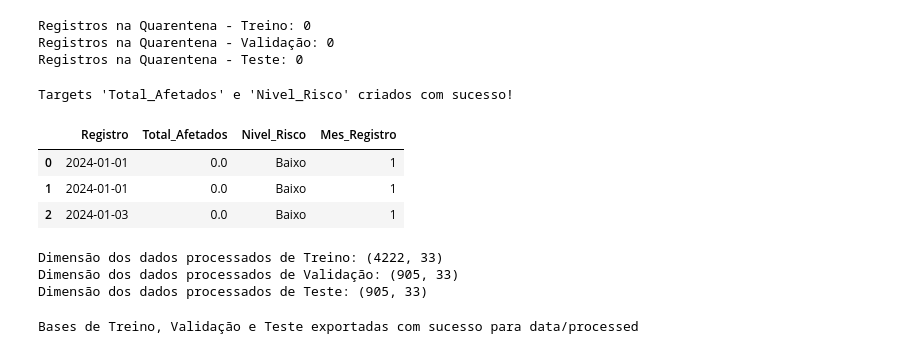
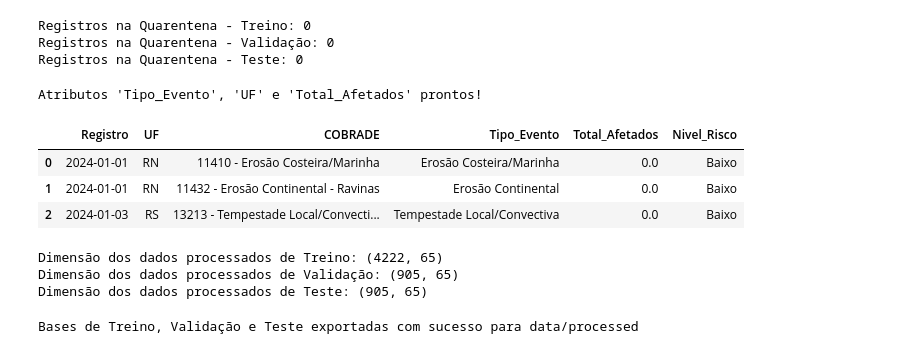
Before and after one commit to LaraDondossola/Classificacao-eventos-climaticos, a Jupyter notebook: Notebooks/Limpeza-e-Pré-processamento.ipynb, the cells around one changed output. Cells and saved outputs as stored; diff of their text form; code cells hidden in the pictures.

```diff
--- a/Notebooks/Limpeza-e-Pré-processamento.ipynb
+++ b/Notebooks/Limpeza-e-Pré-processamento.ipynb
@@ -39,12 +39,15 @@ dados = df_raw.copy()
 # 1. Remoção de duplicatas exatas
 dados = dados.drop_duplicates().reset_index(drop=True)
 
-# 2. Padronização de textos
+# 2. Padronização de textos e datas
 dados['UF'] = dados['UF'].astype(str).str.strip().str.upper()
 dados['Município'] = dados['Município'].astype(str).str.strip()
+dados['Registro'] = pd.to_datetime(dados['Registro'], dayfirst=True, errors='coerce')
 
-# 3. Conversão correta da data
-dados['Registro'] = pd.to_datetime(dados['Registro'], dayfirst=True, errors='coerce')
+# Trimming para evitar categorias inconsistentes no OneHotEncoder
+for col in ['COBRADE', 'Status']:
+    if col in dados.columns:
+        dados[col] = dados[col].astype(str).str.strip()
 
 print("Duplicatas restantes:", dados.duplicated().sum())
 print("Dimensão após higiene:", dados.shape)
@@ -102,50 +104,81 @@ Registros na Quarentena - Treino: 0
 Registros na Quarentena - Validação: 0
 Registros na Quarentena - Teste: 0
 # %%
-# 6. Engenharia de Atributos e Construção dos Targets
+# 5. Engenharia de Atributos e Construção dos Targets
 COLUNAS_DANOS_HUMANOS = [
     'DH_Mortos', 'DH_Feridos', 'DH_Enfermos',
     'DH_Desabrigados', 'DH_Desalojados', 'DH_Desaparecidos', 'DH_Outros Afetados'
 ]
+
+def extrair_tipo_evento(cobrade):
+    """ Extrai o nome/tipo do evento da coluna COBRADE (ex: '13214 - Tempestade Local...' -> 'Tempestade Local/Convectiva') """
+    if pd.isna(cobrade) or not str(cobrade).strip():
+        return 'Outros'
+    partes = str(cobrade).split('-')
+    if len(partes) >= 2:
+        return partes[1].strip()
+    return str(cobrade).strip()
 
 def criar_features_e_targets(df_base):
     df_out = df_base.copy()
 
     # Target de Regressão: Volume Total de Pessoas Afetadas
     df_out['Total_Afetados'] = df_out[COLUNAS_DANOS_HUMANOS].fillna(0).sum(axis=1)
 
     # Target de Classificação: Nível de Risco (Baixo, Médio, Alto)
-    # Usa pd.cut com limites definidos para evitar o erro de bordas duplicadas do qcut
     df_out['Nivel_Risco'] = pd.cut(
         df_out['Total_Afetados'],
         bins=[-np.inf, 10, 1000, np.inf],
         labels=['Baixo', 'Médio', 'Alto']
     )
 
-    # Extrações temporais
+    # Novas Features Categóricas e Temporais
+    df_out['Tipo_Evento'] = df_out['COBRADE'].apply(extrair_tipo_evento)
     df_out['Mes_Registro'] = df_out['Registro'].dt.month
     df_out['Trimestre'] = df_out['Registro'].dt.quarter
 
     return df_out
 
 train_fe = criar_features_e_targets(train_ok)
 val_fe = criar_features_e_targets(val_ok)
 test_fe = criar_features_e_targets(test_ok)
 
-print("Targets 'Total_Afetados' e 'Nivel_Risco' criados com sucesso!")
-train_fe[['Registro', 'Total_Afetados', 'Nivel_Risco', 'Mes_Registro']].head(3)
+print("Atributos 'Tipo_Evento', 'UF' e 'Total_Afetados' prontos!")
+train_fe[['Registro', 'UF', 'COBRADE', 'Tipo_Evento', 'Total_Afetados', 'Nivel_Risco']].head(3)
 # %% [output]
-Targets 'Total_Afetados' e 'Nivel_Risco' criados com sucesso!
+Atributos 'Tipo_Evento', 'UF' e 'Total_Afetados' prontos!
-|  | Registro | Total_Afetados | Nivel_Risco | Mes_Registro |
-| 0 | 2024-01-01 | 0.0 | Baixo | 1 |
-| 1 | 2024-01-01 | 0.0 | Baixo | 1 |
-| 2 | 2024-01-03 | 0.0 | Baixo | 1 |
+|  | Registro | UF | COBRADE | Tipo_Evento | Total_Afetados | Nivel_Risco |
+| 0 | 2024-01-01 | RN | 11410 - Erosão Costeira/Marinha | Erosão Costeira/Marinha | 0.0 | Baixo |
+| 1 | 2024-01-01 | RN | 11432 - Erosão Continental - Ravinas | Erosão Continental | 0.0 | Baixo |
+| 2 | 2024-01-03 | RS | 13213 - Tempestade Local/Convecti... | Tempestade Local/Convectiva | 0.0 | Baixo |
 # %%
-# 7. Pipeline de Pré-Processamento
+# 6. Pipeline de Pré-Processamento (Tratamento de Outliers e Feature Encoding)
 from sklearn.pipeline import Pipeline
 from sklearn.compose import ColumnTransformer
 from sklearn.impute import SimpleImputer
 from sklearn.preprocessing import StandardScaler, OneHotEncoder
+from sklearn.base import BaseEstimator, TransformerMixin
+
+class OutlierCapper(BaseEstimator, TransformerMixin):
+    """
+    Realiza Winsorization (Clipping) nos dados numéricos baseado nos quantis aprendidos no FIT.
+    Impede que valores discrepantes (outliers) distorçam a padronização sem gerar Data Leakage.
+    """
+    def __init__(self, lower_quantile=0.0, upper_quantile=0.99):
+        self.lower_quantile = lower_quantile
+        self.upper_quantile = upper_quantile
+        self.lower_bounds_ = None
+        self.upper_bounds_ = None
+
+    def fit(self, X, y=None):
+        X_df = pd.DataFrame(X)
+        self.lower_bounds_ = X_df.quantile(self.lower_quantile).values
+        self.upper_bounds_ = X_df.quantile(self.upper_quantile).values
+        return self
+
+    def transform(self, X):
+        X_df = pd.DataFrame(X)
+        return X_df.clip(lower=self.lower_bounds_, upper=self.upper_bounds_, axis=1).values
 
 features_numericas = [
     'População', 'Mes_Registro', 'Trimestre',
@@ -153,11 +186,13 @@ features_numericas = [
     'DM_Obras de infraestrutura pública Danificadas'
 ]
 
-features_categoricas = ['UF']
+# Inclusão explícita de UF e Tipo_Evento como Preditores
+features_categoricas = ['UF', 'Tipo_Evento']
 
-# Pipelines do Scikit-Learn
+# Pipeline com Imputação, Capper de Outliers e Normalização
 pipeline_numerico = Pipeline([
     ('imputer', SimpleImputer(strategy='median')),
+    ('capper', OutlierCapper(lower_quantile=0.0, upper_quantile=0.99)),
     ('scaler', StandardScaler())
 ])
 
@@ -176,7 +211,7 @@ X_train = train_fe[features_numericas + features_categoricas]
 X_val = val_fe[features_numericas + features_categoricas]
 X_test = test_fe[features_numericas + features_categoricas]
 
-# Fit APENAS no Treino / Transform nos demais
+# Fit APENAS no Treino / Transform em Validação e Teste
 X_train_processed = preprocessor.fit_transform(X_train)
 X_val_processed = preprocessor.transform(X_val)
 X_test_processed = preprocessor.transform(X_test)
@@ -185,7 +220,7 @@ print("Dimensão dos dados processados de Treino:", X_train_processed.shape)
 print("Dimensão dos dados processados de Validação:", X_val_processed.shape)
 print("Dimensão dos dados processados de Teste:", X_test_processed.shape)
 # %% [output]
-Dimensão dos dados processados de Treino: (4222, 33)
-Dimensão dos dados processados de Validação: (905, 33)
-Dimensão dos dados processados de Teste: (905, 33)
+Dimensão dos dados processados de Treino: (4222, 65)
+Dimensão dos dados processados de Validação: (905, 65)
+Dimensão dos dados processados de Teste: (905, 65)
 # %%
```
Also changed, not shown: parts of 6 cells of this notebook.
